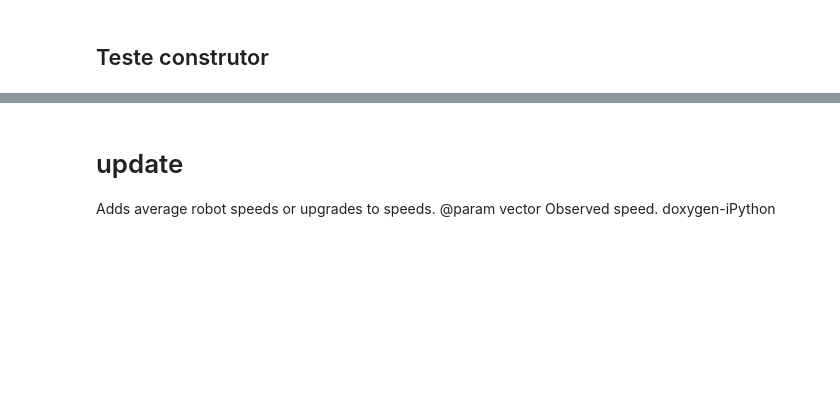
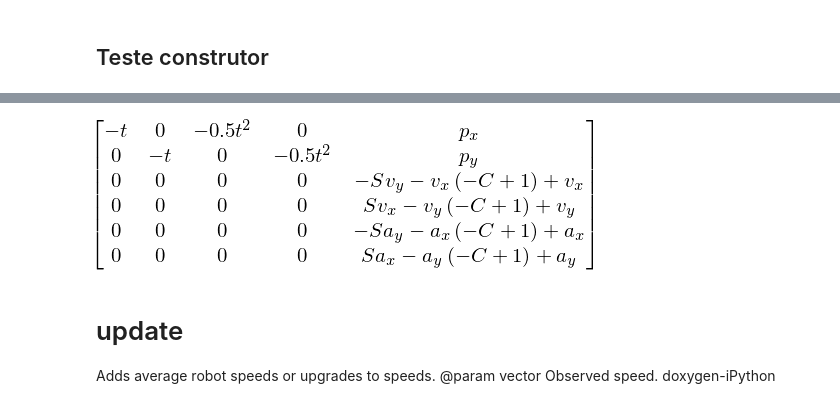
Before and after one commit to RoboFEI/RoboFEI-HT_2019, a Jupyter notebook: AI/Visual_Memory/iPython/Speeds.ipynb, the cells around one changed output, grey strips where cells are left out. Saved outputs shown, nothing was run; the diff lists cells and outputs as text; code cells hidden in the pictures; blank space fills up the shorter version.

```diff
--- a/AI/Visual_Memory/iPython/Speeds.ipynb
+++ b/AI/Visual_Memory/iPython/Speeds.ipynb
@@ -166,3 +118,61 @@ sym.Matrix([
+# %%
+p_x, p_y, v_x, v_y, a_x, a_y = sym.symbols("p_x, p_y, v_x, v_y, a_x, a_y") # Object state variables
+
+sym.Matrix([
+    [vr_x],
+    [vr_y],
+    [ar_x],
+    [ar_y],
+    [1],
+])
+
+px, py, p = sym.symbols("px py p")
+px = 0.5*ar_x*__t**2# + vr_x*__t
+py = 0.5*ar_y*__t**2# + vr_y*__t
+
+C, S = sym.symbols("C S")
+# C = sym.cos(sym.atan2(py, px))
+# S = sym.sin(sym.atan2(py, px))
+
+Z = sym.Matrix([
+    [p_x - __t*vr_x - 0.5*ar_x*__t**2],
+    [p_y - __t*vr_y - 0.5*ar_y*__t**2],
+    [v_x - v_x*(1-C) - v_y*S],
+    [v_y - v_y*(1-C) + v_x*S],
+    [a_x - a_x*(1-C) - a_y*S],
+    [a_y - a_y*(1-C) + a_x*S],
+])
+
+sym.Matrix([
+    [p_x - __t*vr_x - 0.5*ar_x*__t**2],
+    [p_y - __t*vr_y - 0.5*ar_y*__t**2],
+    [v_x - v_x*(1-C) - v_y*S],
+    [v_y - v_y*(1-C) + v_x*S],
+    [a_x - a_x*(1-C) - a_y*S],
+    [a_y - a_y*(1-C) + a_x*S],
+])
+
+B = sym.Matrix([
+    [-__t, 0, -0.5*__t**2, 0, p_x],
+    [0, -__t, 0, -0.5*__t**2, p_y],
+    [0, 0, 0, 0, v_x - v_x*(1-C) - v_y*S],
+    [0, 0, 0, 0, v_y - v_y*(1-C) + v_x*S],
+    [0, 0, 0, 0, a_x - a_x*(1-C) - a_y*S],
+    [0, 0, 0, 0, a_y - a_y*(1-C) + a_x*S],
+])
+
+U = sym.Matrix([
+    [vr_x],
+    [vr_y],
+    [ar_x],
+    [ar_y],
+    [1],
+])
+
+B
+#end-iPython
+# %% [output]
+[figure, added]
 # %% [markdown]
 # update
 Adds average robot speeds or upgrades to speeds.
```
Also changed, not shown: parts of 8 cells of this notebook, 7 other files.
